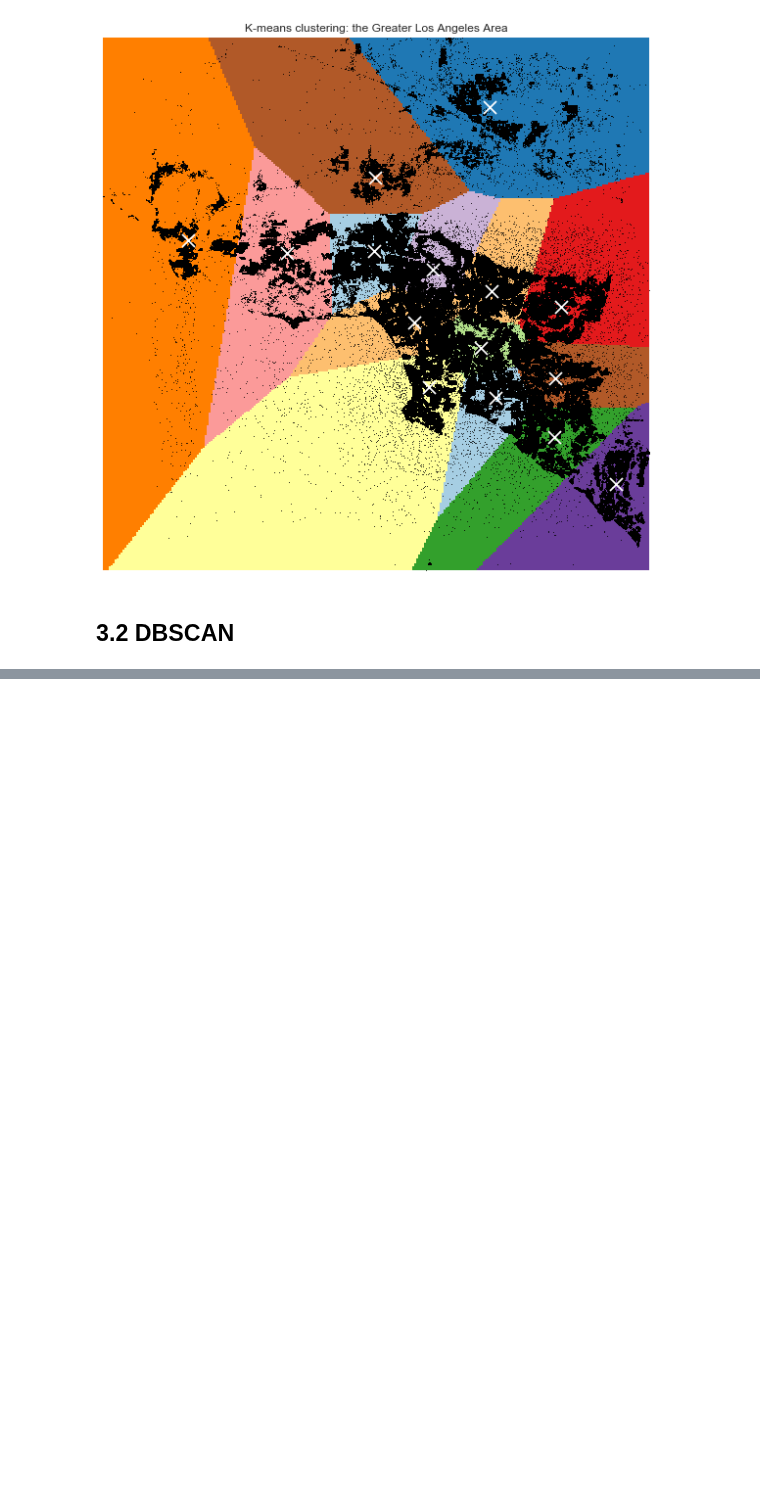
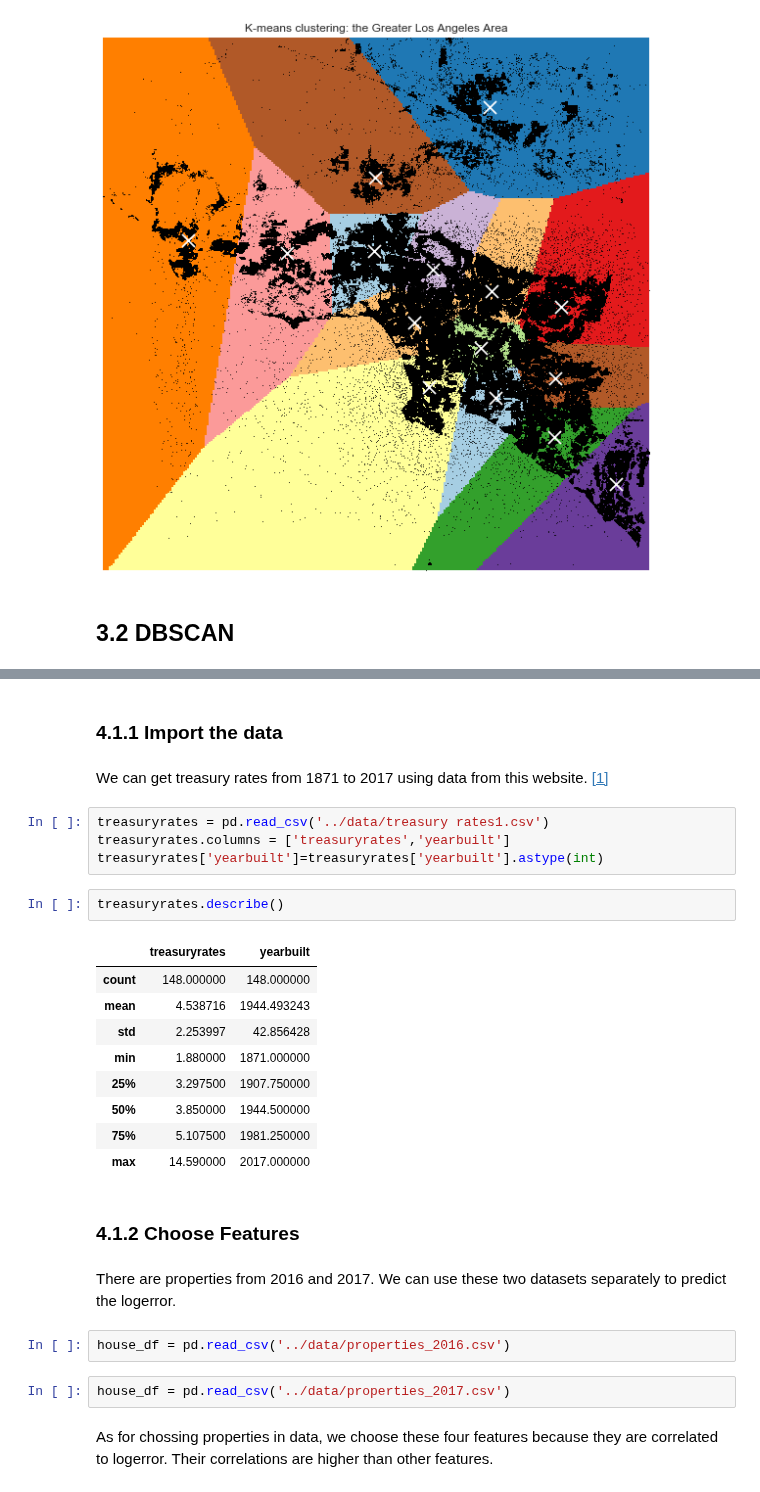
Before and after one commit to caitaozhan/CSE519-Homework-Project, a Jupyter notebook: HW3/HW3.ipynb, the cells around one changed output, grey strips where cells are left out. Drawn from its saved outputs; the diff is of its cells as text; blank space fills up the shorter version.

```diff
--- a/HW3/HW3.ipynb
+++ b/HW3/HW3.ipynb
@@ -546,0 +567,31 @@ plt.show()
+# %% [markdown]
+### 4.1.1 Import the data
+# %% [markdown]
+We can get treasury rates from 1871 to 2017 using data from this website.
+[[1]](http://www.multpl.com/10-year-treasury-rate/table/by-year)
+# %%
+treasuryrates = pd.read_csv('../data/treasury rates1.csv')
+treasuryrates.columns = ['treasuryrates','yearbuilt']
+treasuryrates['yearbuilt']=treasuryrates['yearbuilt'].astype(int)
+# %%
+treasuryrates.describe()
+# %% [output]
+|  | treasuryrates | yearbuilt |
+| count | 148.000000 | 148.000000 |
+| mean | 4.538716 | 1944.493243 |
+| std | 2.253997 | 42.856428 |
+| min | 1.880000 | 1871.000000 |
+| 25% | 3.297500 | 1907.750000 |
+| 50% | 3.850000 | 1944.500000 |
+| 75% | 5.107500 | 1981.250000 |
+| max | 14.590000 | 2017.000000 |
+# %% [markdown]
+### 4.1.2 Choose Features
+# %% [markdown]
+There are properties from 2016 and 2017. We can use these two datasets separately to predict the logerror.
+# %%
+house_df = pd.read_csv('../data/properties_2016.csv')
+# %%
+house_df = pd.read_csv('../data/properties_2017.csv')
+# %% [markdown]
+As for chossing properties in data, we choose these four features because they are correlated to logerror. Their correlations are higher than other features.
```
Also changed, not shown: parts of 36 cells of this notebook, 3 other files.
